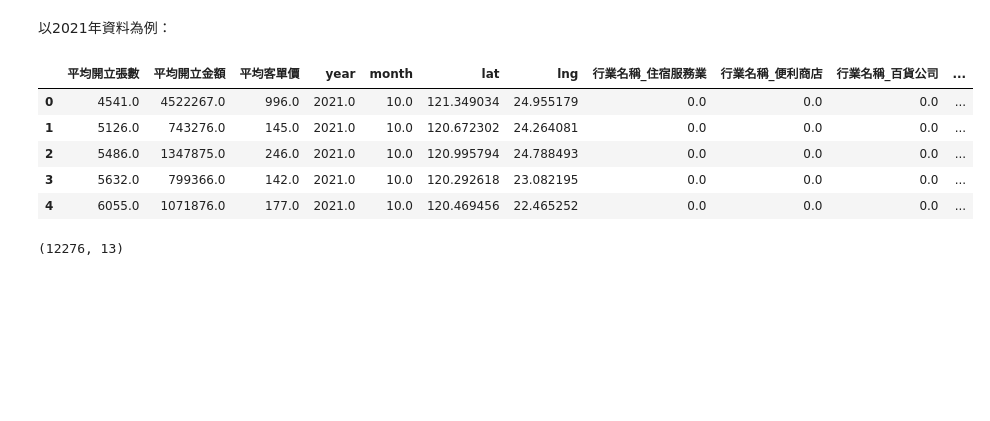
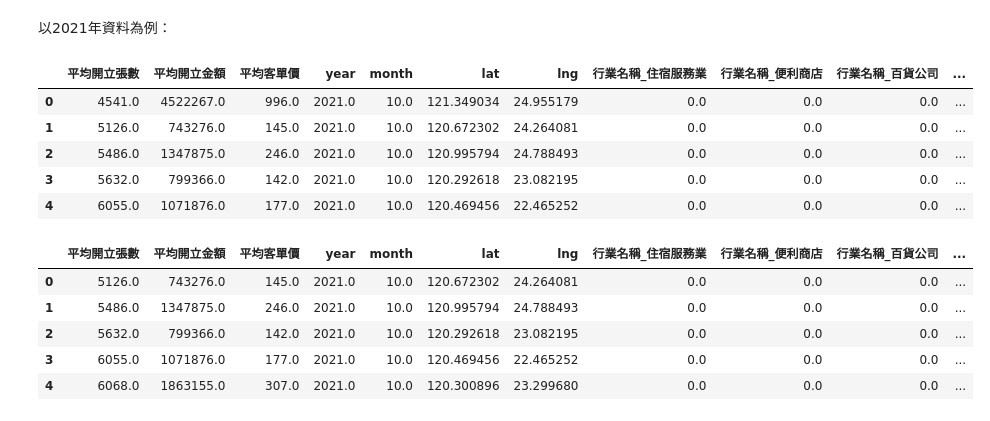
Before and after one commit to Ayukevin/Consumption-Analysis, a Jupyter notebook: ml.ipynb, the cells around one changed output. Drawn from its saved outputs; the diff is of its cells as text; code cells hidden in the pictures; blank space fills up the shorter version.

```diff
--- a/ml.ipynb
+++ b/ml.ipynb
@@ -113,8 +116,16 @@ df2021.head()
 | 4 | 6055.0 | 1071876.0 | 177.0 | 2021.0 | 10.0 | 120.469456 | 22.465252 | 0.0 | 0.0 | 0.0 | ... |
 # %%
 df2021.to_csv('所得房價消費分析_處理後_2021.csv', index=False)
-# %%
-df2021 = pd.read_csv('所得房價消費分析_處理後_2021.csv')
-df2021.shape
-# %% [output]
-(12276, 13)
+# %%
+df2021 = pd.read_csv('所得房價消費分析_處理後_2021.csv')
+df2021.columns = ['平均開立張數','平均開立金額','平均客單價',
+                  'year','month','lat','lng','行業名稱_住宿服務業','行業名稱_便利商店','行業名稱_百貨公司',
+                  '行業名稱_綜合商品零售業','行業名稱_超級市場','行業名稱_零售式量販店','行業名稱_食品、飲料及菸草製品零售業','行業名稱_餐飲業']
+df2021.head()
+# %% [output]
+|  | 平均開立張數 | 平均開立金額 | 平均客單價 | year | month | lat | lng | 行業名稱_住宿服務業 | 行業名稱_便利商店 | 行業名稱_百貨公司 | ... |
+| 0 | 5126.0 | 743276.0 | 145.0 | 2021.0 | 10.0 | 120.672302 | 24.264081 | 0.0 | 0.0 | 0.0 | ... |
+| 1 | 5486.0 | 1347875.0 | 246.0 | 2021.0 | 10.0 | 120.995794 | 24.788493 | 0.0 | 0.0 | 0.0 | ... |
+| 2 | 5632.0 | 799366.0 | 142.0 | 2021.0 | 10.0 | 120.292618 | 23.082195 | 0.0 | 0.0 | 0.0 | ... |
+| 3 | 6055.0 | 1071876.0 | 177.0 | 2021.0 | 10.0 | 120.469456 | 22.465252 | 0.0 | 0.0 | 0.0 | ... |
+| 4 | 6068.0 | 1863155.0 | 307.0 | 2021.0 | 10.0 | 120.300896 | 23.299680 | 0.0 | 0.0 | 0.0 | ... |
```
Also changed, not shown: parts of 11 cells of this notebook.
